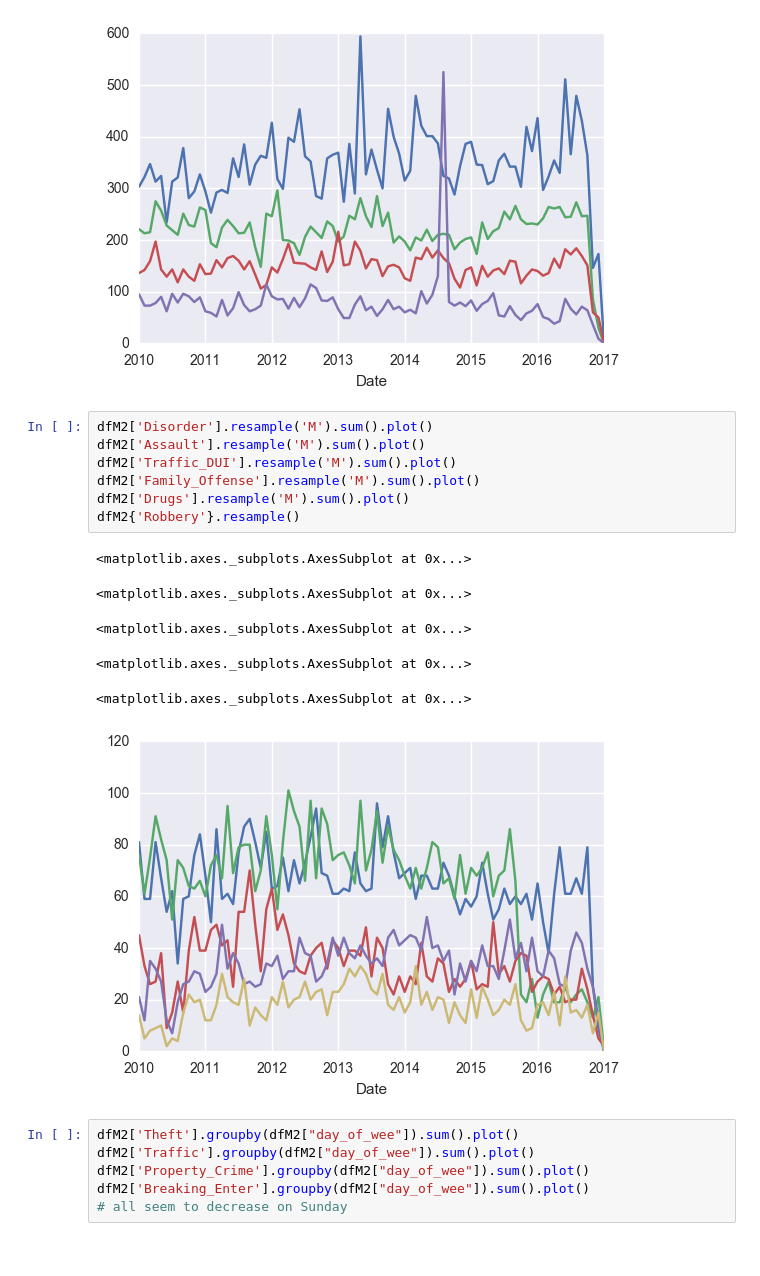
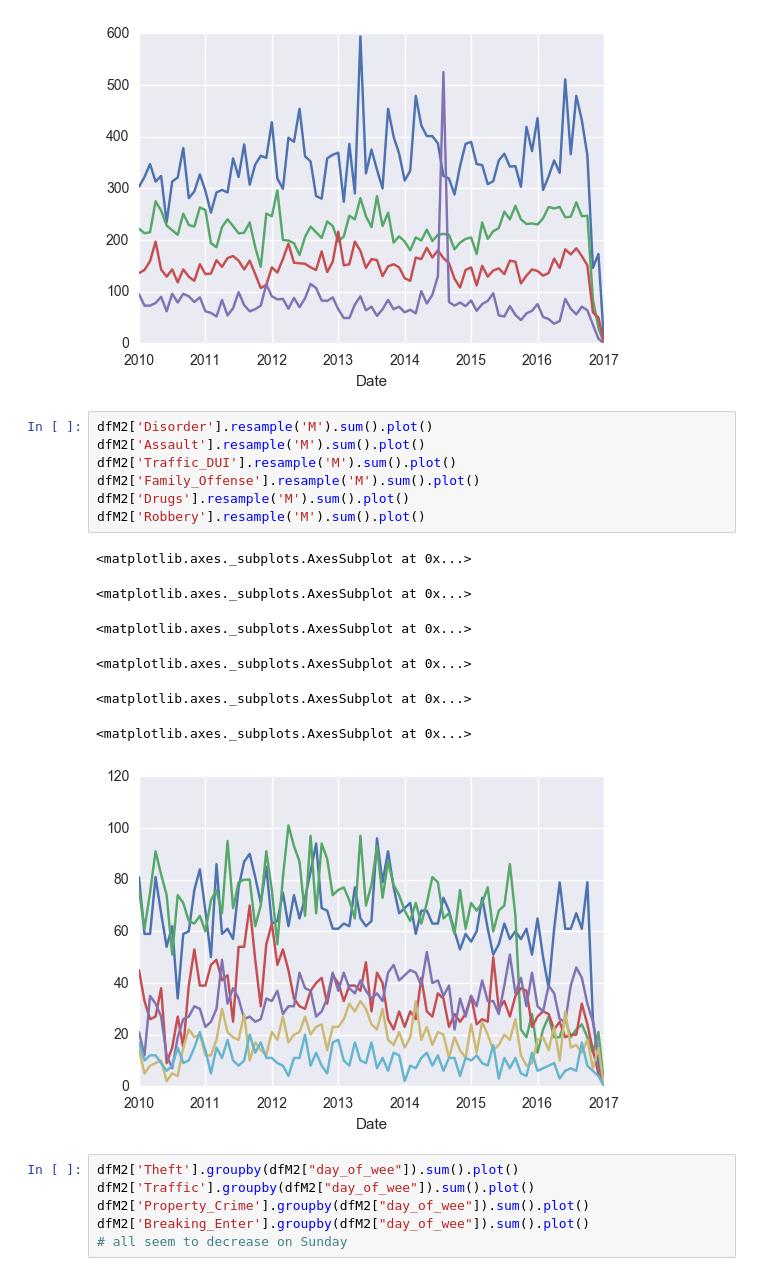
Before and after one commit to akell47/DataSciCourse, a Jupyter notebook: projects/final-projects/IncidentTimeSeries.ipynb, the cells around one changed output. Drawn from its saved outputs; the diff is of its cells as text.

```diff
--- a/projects/final-projects/IncidentTimeSeries.ipynb
+++ b/projects/final-projects/IncidentTimeSeries.ipynb
@@ -125,17 +125,18 @@ dfM2['Breaking_Enter'].resample('M').sum().plot()
 # %%
 dfM2['Disorder'].resample('M').sum().plot()
 dfM2['Assault'].resample('M').sum().plot()
 dfM2['Traffic_DUI'].resample('M').sum().plot()
 dfM2['Family_Offense'].resample('M').sum().plot()
 dfM2['Drugs'].resample('M').sum().plot()
-dfM2{'Robbery'}.resample()
+dfM2['Robbery'].resample('M').sum().plot()
 # %% [output]
 <matplotlib.axes._subplots.AxesSubplot at 0x...>
 <matplotlib.axes._subplots.AxesSubplot at 0x...>
 <matplotlib.axes._subplots.AxesSubplot at 0x...>
 <matplotlib.axes._subplots.AxesSubplot at 0x...>
 <matplotlib.axes._subplots.AxesSubplot at 0x...>
+<matplotlib.axes._subplots.AxesSubplot at 0x...>
-[figure, old version]
+[figure, new version]
 # %%
 dfM2['Theft'].groupby(dfM2["day_of_wee"]).sum().plot()
 dfM2['Traffic'].groupby(dfM2["day_of_wee"]).sum().plot()
```
Also changed, not shown: parts of 24 cells of this notebook, 4 other files.
